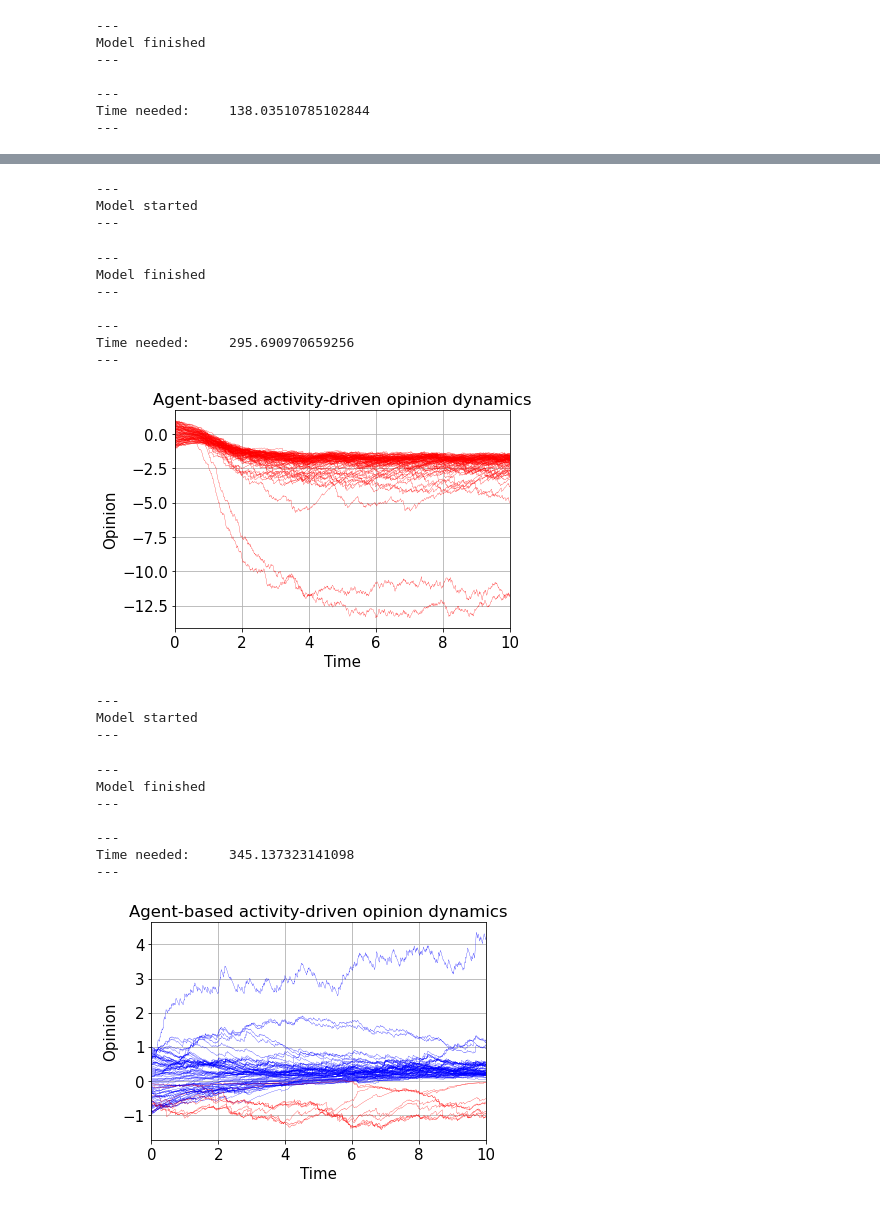
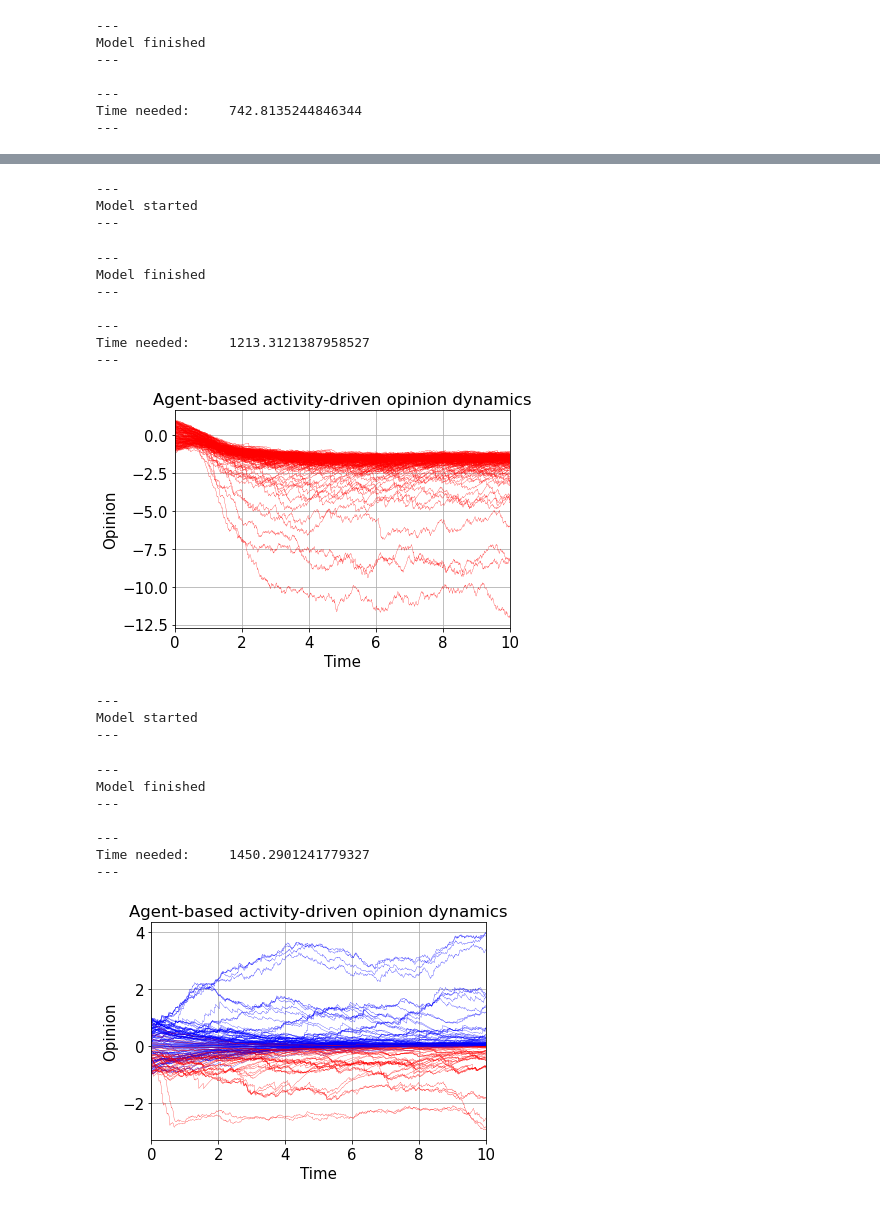
Before and after one commit to J3nF/Echo-Chamber, a Jupyter notebook: Jens-Echo-Chamber-Hobby.ipynb, the cells around one changed output, grey strips where cells are left out. Drawn from its saved outputs; the diff is of its cells as text; code cells hidden in the pictures.

```diff
--- a/Jens-Echo-Chamber-Hobby.ipynb
+++ b/Jens-Echo-Chamber-Hobby.ipynb
@@ -133,8 +133,8 @@ K=3
 # Define different alpha, beta values as arrays from which to pick for each graph
 alphas = np.array([0.05, 3, 3])
 betas = np.array([2, 0, 3])
-alpha_current = alphas[0]
-beta_current = betas[0]
+alpha_current = alphas[2]
+beta_current = betas[2]
 
 # Fixed activity-driving (AD) parameters
 m = 10
@@ -227,14 +227,14 @@ plt.show()
 t_current = 0
 tMax = 10
 dt = 0.01
-N = 100
+N = 200
 K=3
 
 # Define different alpha, beta values as arrays from which to pick for each graph
 alphas = np.array([0.05, 3, 3])
 betas = np.array([2, 0, 3])
-alpha_current = alphas[0]
-beta_current = betas[0]
+#alpha_current = alphas[2]
+#beta_current = betas[2]
 
 # Fixed activity-driving (AD) parameters
 m = 10
@@ -314,8 +314,8 @@ for i in range(len(alphas)):
 
     # Uncomment if you do want to save the figure:
     file_name = 'Dynamics--N='+str(N)+'--alpha='+str(alpha_current)+'--beta='+str(beta_current)
-    np.savetxt(str(file_name+'.txt'), opinionStorage.T)
-    plt.savefig(str(file_name+'.png'), bbox_inches='tight')
+    np.savetxt(str('./Results/'+file_name+'.txt'), opinionStorage.T)
+    plt.savefig(str('./Results/'+file_name+'.png'), bbox_inches='tight')
     plt.show()
 # %% [output]
 ---
@@ -326,5 +326,5 @@ Model finished
 ---
 
 ---
-Time needed:     138.03510785102844
+Time needed:     742.8135244846344
 ---
@@ -332,22 +332,22 @@ Time needed:     138.03510785102844
 ---
 Model started
 ---
 ---
 Model finished
 ---
 
 ---
-Time needed:     295.690970659256
+Time needed:     1213.3121387958527
 ---
-[figure, old version]
+[figure, new version]
 ---
 Model started
 ---
 ---
 Model finished
 ---
 
 ---
-Time needed:     345.137323141098
+Time needed:     1450.2901241779327
 ---
-[figure, old version]
+[figure, new version]
```
Also changed, not shown: parts of 4 cells of this notebook, 18 other files.
